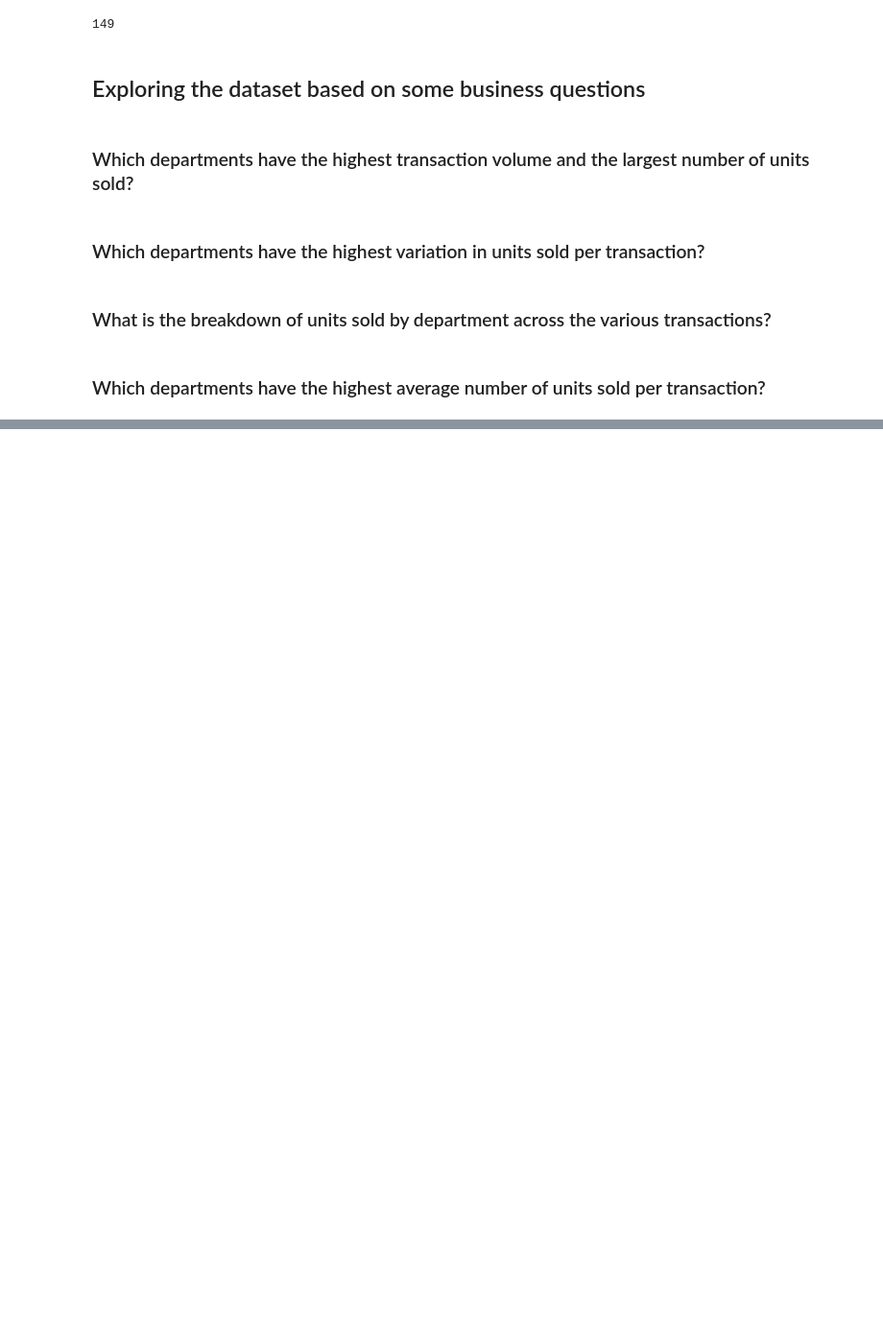
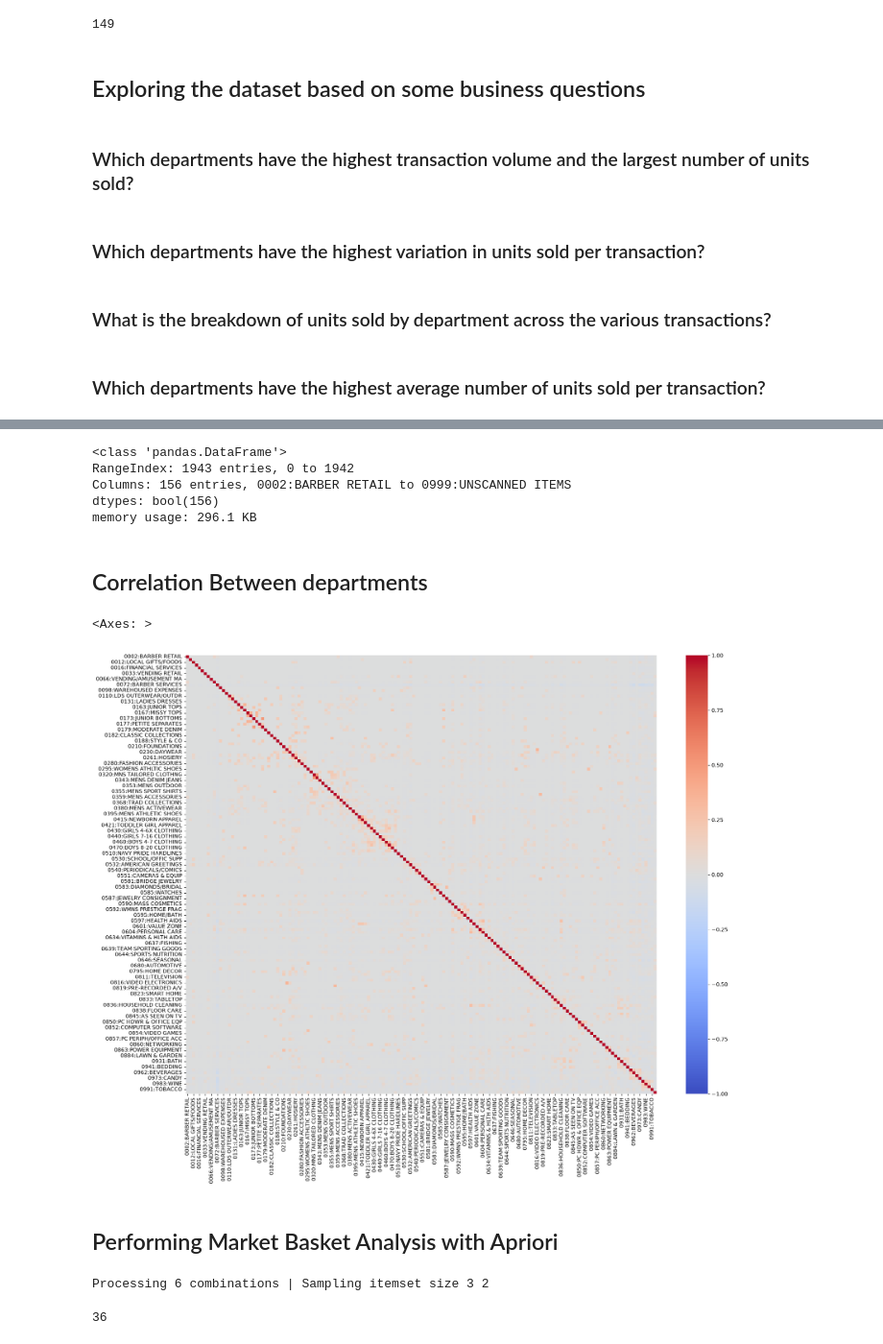
Before and after one commit to Reifhel/ml_models_practice, a Jupyter notebook: 11. Apriori/Market Basket Analysis/market_basket_analysis.ipynb, the cells around one changed output, grey strips where cells are left out. Shown at 96% size. Cells and saved outputs as stored; diff of their text form; code cells hidden in the pictures; blank space fills up the shorter version.

Commit message:
Feat: Apriori model training

```diff
--- a/11. Apriori/Market Basket Analysis/market_basket_analysis.ipynb
+++ b/11. Apriori/Market Basket Analysis/market_basket_analysis.ipynb
@@ -175,0 +212,4 @@ fig_question_4.show()
+# %%
+# Convert the data on pivot table to boolean
+df_transactions_pivot = df_transactions_pivot.map(lambda x: True if x > 0 else False)
+df_transactions_pivot.head(10)
@@ -175,0 +230,41 @@ fig_question_4.show()
+# %%
+# Removing the title Department
+df_transactions_pivot = df_transactions_pivot.rename_axis(None, axis=1)
+# %%
+# Drop / remove id_transactions column
+df_transactions_pivot.reset_index(inplace=True)
+# %%
+df_transactions_pivot.drop(columns=['ID_Transaction'], inplace=True)
+# %%
+df_transactions_pivot.info()
+# %% [output]
+<class 'pandas.DataFrame'>
+RangeIndex: 1943 entries, 0 to 1942
+Columns: 156 entries, 0002:BARBER RETAIL to 0999:UNSCANNED ITEMS
+dtypes: bool(156)
+memory usage: 296.1 KB
+# %% [markdown]
+## Correlation Between departments
+# %%
+corr_departments = df_transactions_pivot.corr()
+plt.figure(figsize=(20,15))
+sns.heatmap(corr_departments, cmap='coolwarm', annot=False, vmax=1, vmin=-1)
+# %% [output]
+<Axes: >
+[figure, added]
+# %% [markdown]
+## Performing Market Basket Analysis with Apriori
+# %%
+# Create a list of common item sets
+# Support ranging from 2% to 5%
+# Adequate coverage = 40 to 100 transactions
+# Diversity across departments, without being restrictive
+
+commom_itemsets = apriori(df_transactions_pivot, min_support=0.02, use_colnames=True, verbose=1)
+# %% [output]
+Processing 6 combinations | Sampling itemset size 3 2
+# %%
+# How many item sets were selected?
+len(commom_itemsets)
+# %% [output]
+36
```
Also changed, not shown: parts of 11 cells of this notebook.
